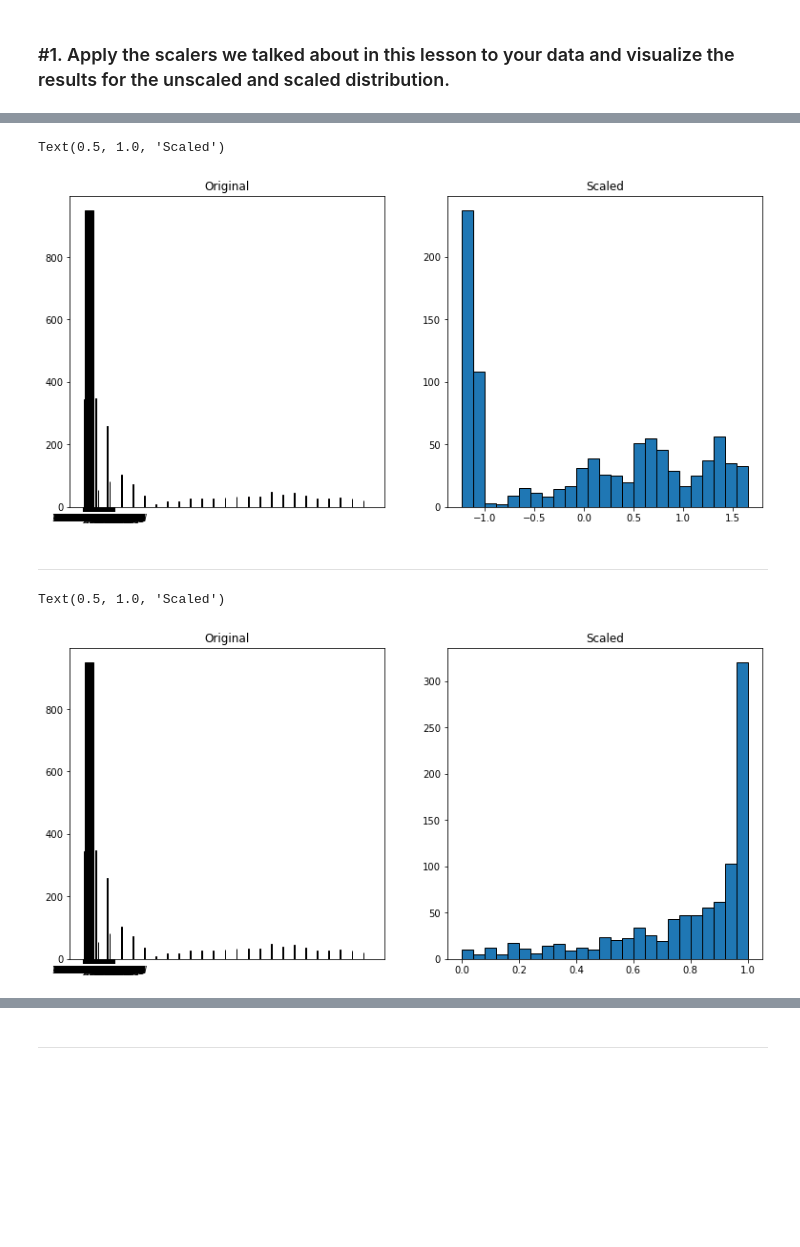
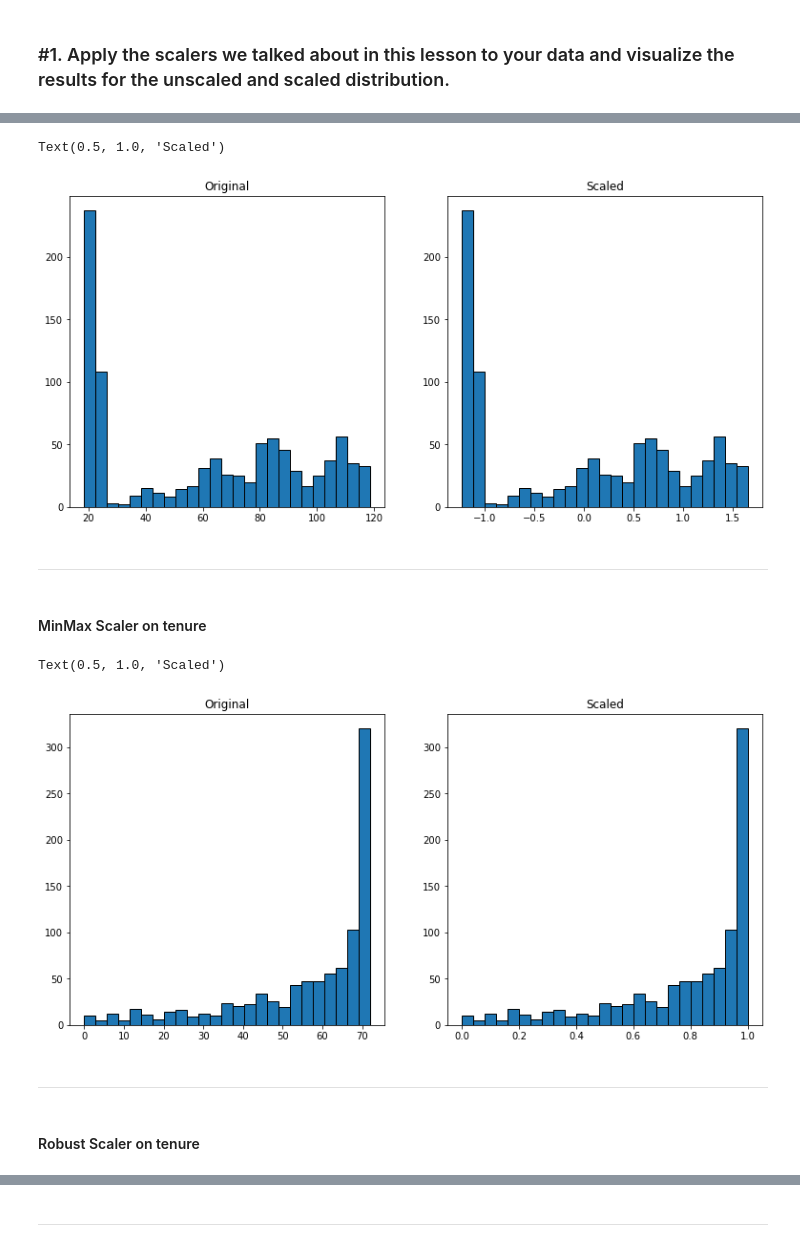
Before and after one commit to natasharivers/regression-exercises, a Jupyter notebook: Scaling.ipynb, the cells around one changed output, grey strips where cells are left out. Drawn from its saved outputs; the diff is of its cells as text; code cells hidden in the pictures; blank space fills up the shorter version.

```diff
--- a/Scaling.ipynb
+++ b/Scaling.ipynb
@@ -79,3 +96,11 @@ Text(0.5, 1.0, 'Scaled')
+# %%
+#robust scaler for monthly_charges
+#create
+scaler_robust = RobustScaler()
+#fit
+scaler_robust.fit(train[['monthly_charges']])
+#use
+train['robust_monthly_charges'] = scaler_robust.transform(train[['monthly_charges']])
 # %%
 #robust for monthly_charges
 plt.figure(figsize=(13, 6))
@@ -91,31 +118,53 @@ Text(0.5, 1.0, 'Scaled')
+# %%
+#standard scaler for monthly_charges
+#create
+scaler_standard = StandardScaler()
+#fit
+scaler_standard.fit(train[['monthly_charges']])
+#use
+train['standard_monthly_charges'] = scaler_standard.transform(train[['monthly_charges']])
 # %%
 #Standard for monthly_charges
 plt.figure(figsize=(13, 6))
 plt.subplot(121)
-plt.hist(train, bins=25, ec='black')
+plt.hist(train['monthly_charges'], bins=25, ec='black')
 plt.title('Original')
 plt.subplot(122)
 plt.hist(train['standard_monthly_charges'], bins=25, ec='black')
 plt.title('Scaled')
 # %% [output]
 Text(0.5, 1.0, 'Scaled')
-[figure, old version]
+[figure, new version]
 # %% [markdown]
 ________________________
+# %% [markdown]
+#### MinMax Scaler on tenure
 # %%
 #apply MinMaxScaler, RobustScaler, StanderScaler on tenure
-train['minmax_tenure'] = MinMaxScaler().fit_transform(train[['tenure']])
-train['robust_tenure'] = RobustScaler().fit_transform(train[['tenure']])
-train['standard_tenure'] = StandardScaler().fit_transform(train[['tenure']])
+#train['minmax_tenure'] = MinMaxScaler().fit_transform(train[['tenure']])
+#train['robust_tenure'] = RobustScaler().fit_transform(train[['tenure']])
+#train['standard_tenure'] = StandardScaler().fit_transform(train[['tenure']])
+# %%
+#minmax scaler for tenure
+#create
+scaler_minmax = MinMaxScaler()
+#fit
+scaler_minmax.fit(train[['tenure']])
+#use
+train['minmax_tenure'] = scaler_minmax.transform(train[['tenure']])
 # %%
 #minmax for tenure
 plt.figure(figsize=(13, 6))
 plt.subplot(121)
-plt.hist(train, bins=25, ec='black')
+plt.hist(train['tenure'], bins=25, ec='black')
 plt.title('Original')
 plt.subplot(122)
 plt.hist(train['minmax_tenure'], bins=25, ec='black')
 plt.title('Scaled')
 # %% [output]
 Text(0.5, 1.0, 'Scaled')
-[figure, old version]
+[figure, new version]
+# %% [markdown]
+______________________
+# %% [markdown]
+#### Robust Scaler on tenure
```
Also changed, not shown: parts of 94 cells of this notebook.
